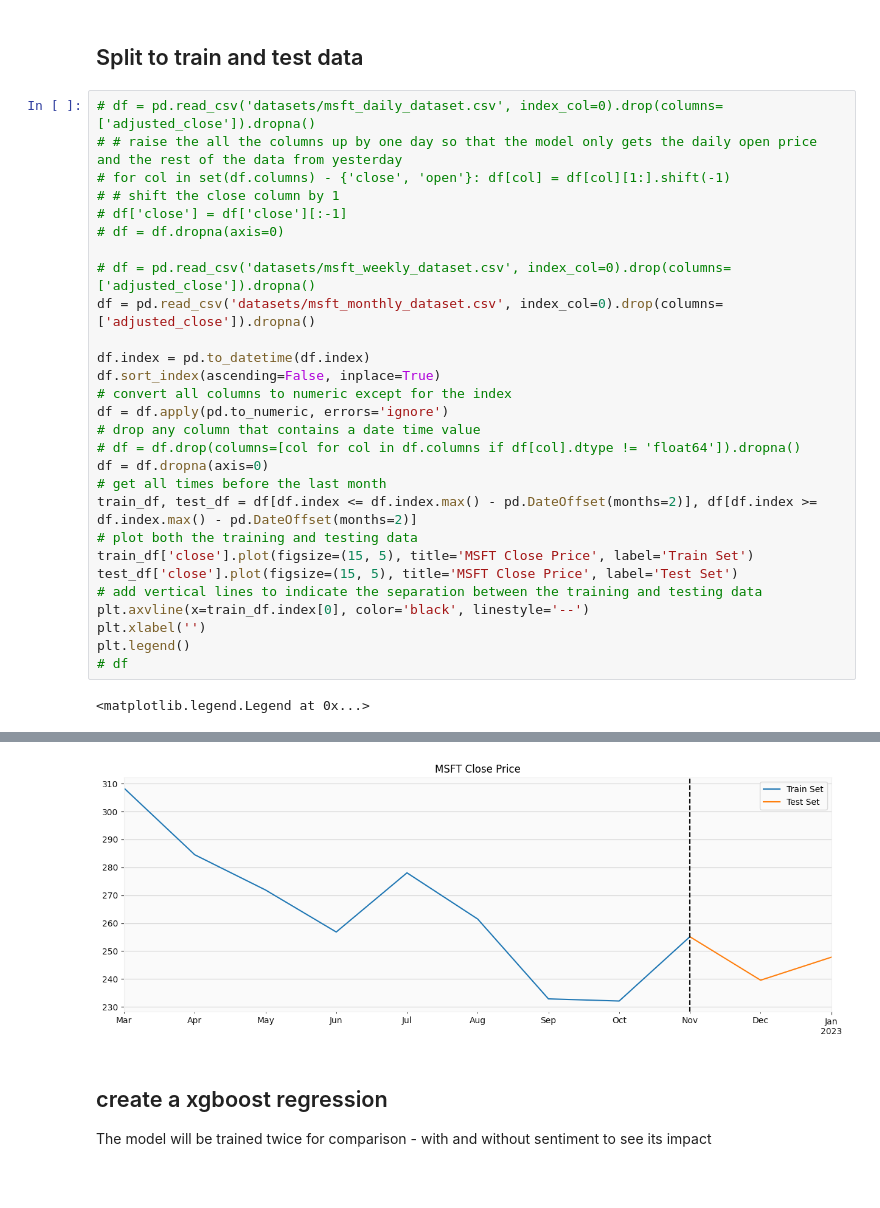
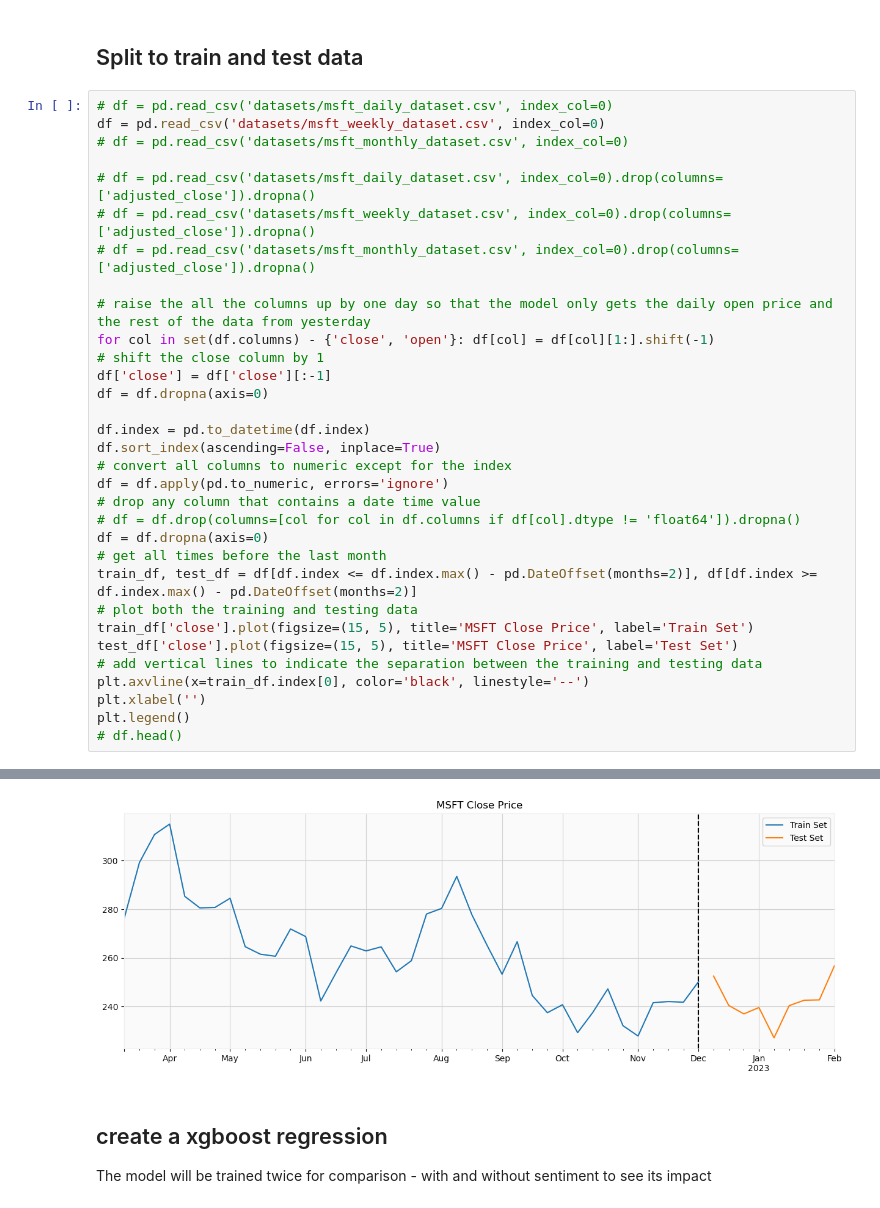
Before and after one commit to DavidPeleg6/Financial_News_Sentiments, a Jupyter notebook: baseline_analysis/msft_analysis.ipynb, the cells around one changed output, grey strips where cells are left out. Cells and saved outputs as stored; diff of their text form; blank space fills up the shorter version.

```diff
--- a/baseline_analysis/msft_analysis.ipynb
+++ b/baseline_analysis/msft_analysis.ipynb
@@ -429,15 +429,19 @@ import xgboost as xgb
 # %% [markdown]
 ## Split to train and test data
 # %%
+# df = pd.read_csv('datasets/msft_daily_dataset.csv', index_col=0)
+df = pd.read_csv('datasets/msft_weekly_dataset.csv', index_col=0)
+# df = pd.read_csv('datasets/msft_monthly_dataset.csv', index_col=0)
+
 # df = pd.read_csv('datasets/msft_daily_dataset.csv', index_col=0).drop(columns=['adjusted_close']).dropna()
-# # raise the all the columns up by one day so that the model only gets the daily open price and the rest of the data from yesterday
-# for col in set(df.columns) - {'close', 'open'}: df[col] = df[col][1:].shift(-1)
-# # shift the close column by 1
-# df['close'] = df['close'][:-1]
-# df = df.dropna(axis=0)
+# df = pd.read_csv('datasets/msft_weekly_dataset.csv', index_col=0).drop(columns=['adjusted_close']).dropna()
+# df = pd.read_csv('datasets/msft_monthly_dataset.csv', index_col=0).drop(columns=['adjusted_close']).dropna()
 
-# df = pd.read_csv('datasets/msft_weekly_dataset.csv', index_col=0).drop(columns=['adjusted_close']).dropna()
-df = pd.read_csv('datasets/msft_monthly_dataset.csv', index_col=0).drop(columns=['adjusted_close']).dropna()
+# raise the all the columns up by one day so that the model only gets the daily open price and the rest of the data from yesterday
+for col in set(df.columns) - {'close', 'open'}: df[col] = df[col][1:].shift(-1)
+# shift the close column by 1
+df['close'] = df['close'][:-1]
+df = df.dropna(axis=0)
 
 df.index = pd.to_datetime(df.index)
 df.sort_index(ascending=False, inplace=True)
@@ -455,6 +459,5 @@ test_df['close'].plot(figsize=(15, 5), title='MSFT Close Price', label='Test Set
 plt.axvline(x=train_df.index[0], color='black', linestyle='--')
 plt.xlabel('')
 plt.legend()
-# df
+# df.head()
 # %% [output]
-<matplotlib.legend.Legend at 0x...>
@@ -461,4 +482,4 @@ plt.legend()
-[figure, old version]
+[figure, new version]
 # %% [markdown]
 ## create a xgboost regression
 The model will be trained twice for comparison - with and without sentiment to see its impact
```
Also changed, not shown: parts of 23 cells of this notebook, 16 other files.
